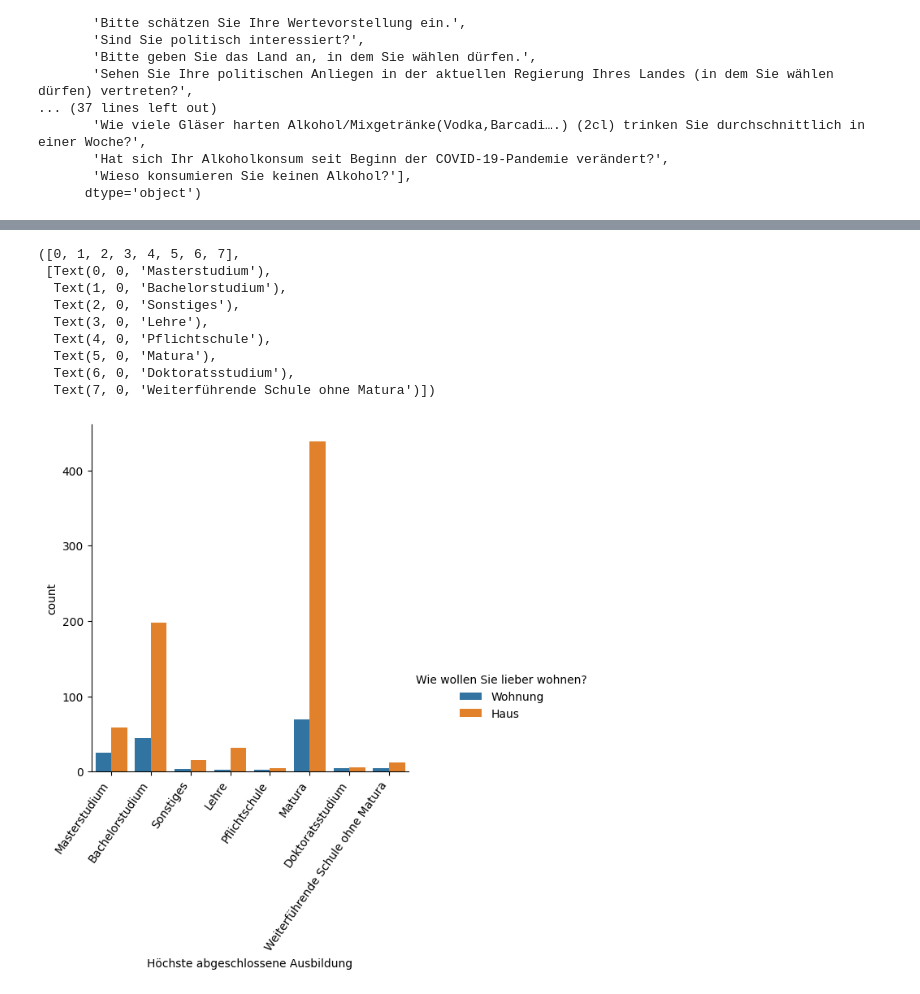
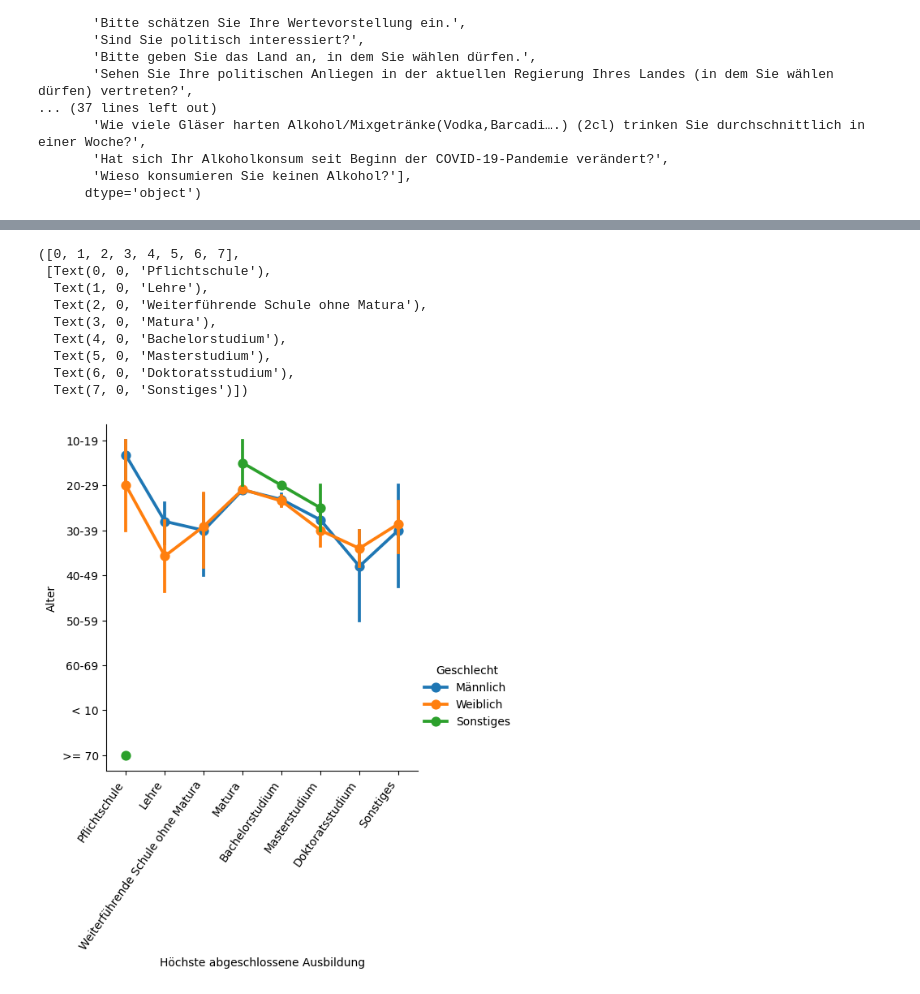
Before and after one commit to s2110458011/BA2024, a Jupyter notebook: src/testing/seaborn.ipynb, the cells around one changed output, grey strips where cells are left out. Saved outputs shown, nothing was run; the diff lists cells and outputs as text; code cells hidden in the pictures.

Commit message:
charts

```diff
--- a/src/testing/seaborn.ipynb
+++ b/src/testing/seaborn.ipynb
@@ -110,4 +110,4 @@ question_1 = 'Alter'
 question_2 = 'Wie wollen Sie lieber wohnen?'
 ages = survey[question_1]
 house = survey[question_2]
-house
+survey = survey.sort_values(by=['Alter'])
@@ -127,14 +114,15 @@ Name: Wie wollen Sie lieber wohnen?, Length: 918, dtype: object
 # %%
-sns.catplot(survey, x=survey['Höchste abgeschlossene Ausbildung'],  hue=survey[question_2], kind='count')
+sns.catplot(survey, x=survey['Höchste abgeschlossene Ausbildung'],  y=survey[question_1], hue=survey['Geschlecht'], kind='point', order=['Pflichtschule', 'Lehre', 'Weiterführende Schule ohne Matura',
+            'Matura', 'Bachelorstudium', 'Masterstudium', 'Doktoratsstudium', 'Sonstiges'])
 plt.xticks(rotation=55, ha='right')
 # %% [output]
 ([0, 1, 2, 3, 4, 5, 6, 7],
- [Text(0, 0, 'Masterstudium'),
-  Text(1, 0, 'Bachelorstudium'),
-  Text(2, 0, 'Sonstiges'),
-  Text(3, 0, 'Lehre'),
-  Text(4, 0, 'Pflichtschule'),
-  Text(5, 0, 'Matura'),
+ [Text(0, 0, 'Pflichtschule'),
+  Text(1, 0, 'Lehre'),
+  Text(2, 0, 'Weiterführende Schule ohne Matura'),
+  Text(3, 0, 'Matura'),
+  Text(4, 0, 'Bachelorstudium'),
+  Text(5, 0, 'Masterstudium'),
   Text(6, 0, 'Doktoratsstudium'),
-  Text(7, 0, 'Weiterführende Schule ohne Matura')])
+  Text(7, 0, 'Sonstiges')])
-[figure, old version]
+[figure, new version]
```
Also changed, not shown: parts of 4 cells of this notebook, 6 other files.
